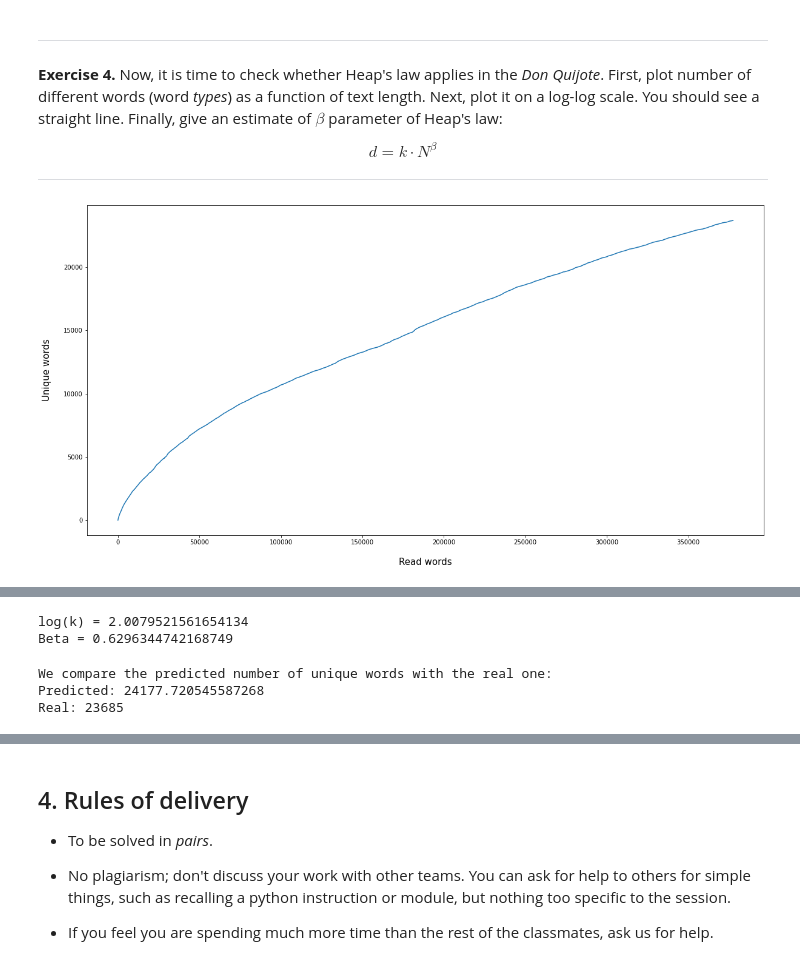
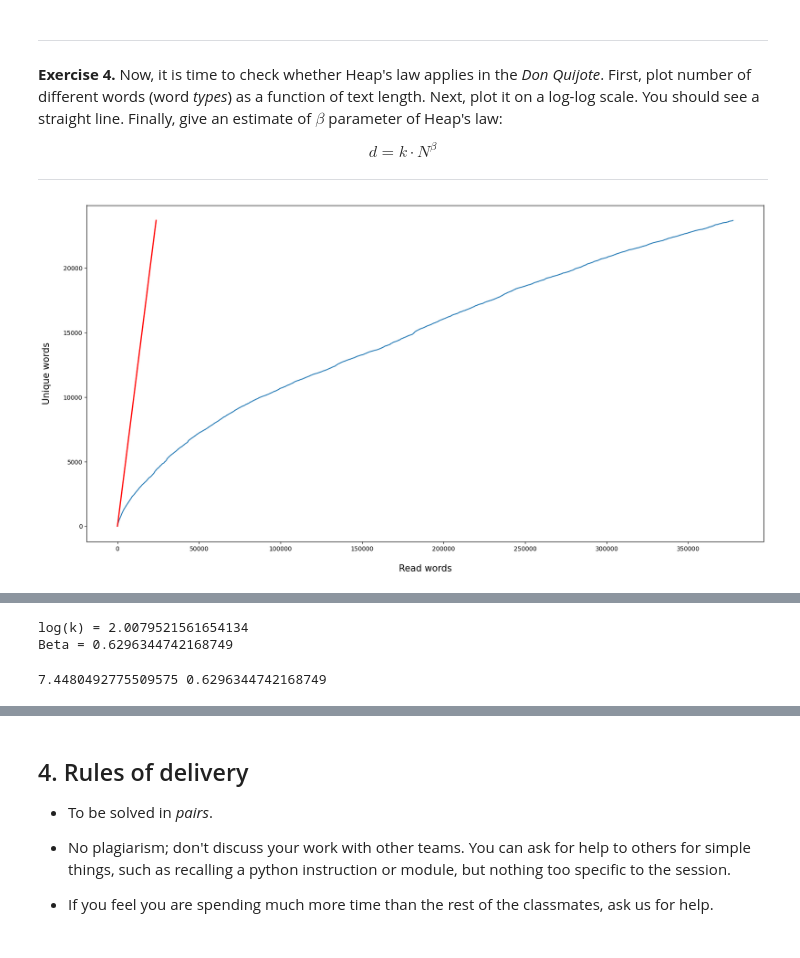
Before and after one commit to 0J0P0/Search-and-Analysis-of-Information, a Jupyter notebook: Lab 1/1 ArbonesCarlos_ZaldivarJuan_PowerLaws.ipynb, the cells around one changed output, grey strips where cells are left out. Cells and saved outputs as stored; diff of their text form; code cells hidden in the pictures.

```diff
--- a/Lab 1/1 ArbonesCarlos_ZaldivarJuan_PowerLaws.ipynb
+++ b/Lab 1/1 ArbonesCarlos_ZaldivarJuan_PowerLaws.ipynb
@@ -471,12 +471,13 @@ data = urllib.request.urlopen(target_url)
 diffs = set()
 read_words = []
 unique_words = []
+punctuation = string.punctuation
+line = next(data)
 
-line = next(data)
 while True:
     decoded_line = line.decode('latin-1').strip()
     tokenized_line = word_tokenize(decoded_line)
-    tokenized_line = [x.lower() for x in tokenized_line if x.lower() not in puntuation]
+    tokenized_line = [x.lower() for x in tokenized_line if x.lower() not in punctuation]
 
     unique = 0
     for word in tokenized_line:
@@ -497,14 +498,19 @@ while True:
         break
 # %%
 # plot read words vs unique words in matplotlib
+
+x_range = np.linspace(0, max(unique_words), 200)  # Create a range of x values
+
+
 plt.figure(figsize=(20,10))
 plt.plot(read_words, unique_words)
 plt.ylabel('Unique words', fontsize=15, labelpad=20)
 plt.xlabel('Read words', fontsize=15, labelpad=20)
+plt.plot(x_range, x_range, 'r-', linewidth=2)
 
 plt.show()
 # %% [output]
-[figure, old version]
+[figure, new version]
 # %%
 logx = [math.log(x) for x in read_words]
 logy = [math.log(y) for y in unique_words]
@@ -528,11 +534,6 @@ Beta = 0.6296344742168749
 # %%
 k = math.exp(reg.intercept_)
 beta = reg.coef_[0]
-
-print(f'We compare the predicted number of unique words with the real one:')
-print(f'Predicted: {k*math.pow(read_words[-1], beta)}')
-print(f'Real: {unique_words[-1]}')
+print(k, beta)
 # %% [output]
-We compare the predicted number of unique words with the real one:
-Predicted: 24177.720545587268
-Real: 23685
+7.4480492775509575 0.6296344742168749
```
Also changed, not shown: parts of 2 cells of this notebook, 4 other files.
